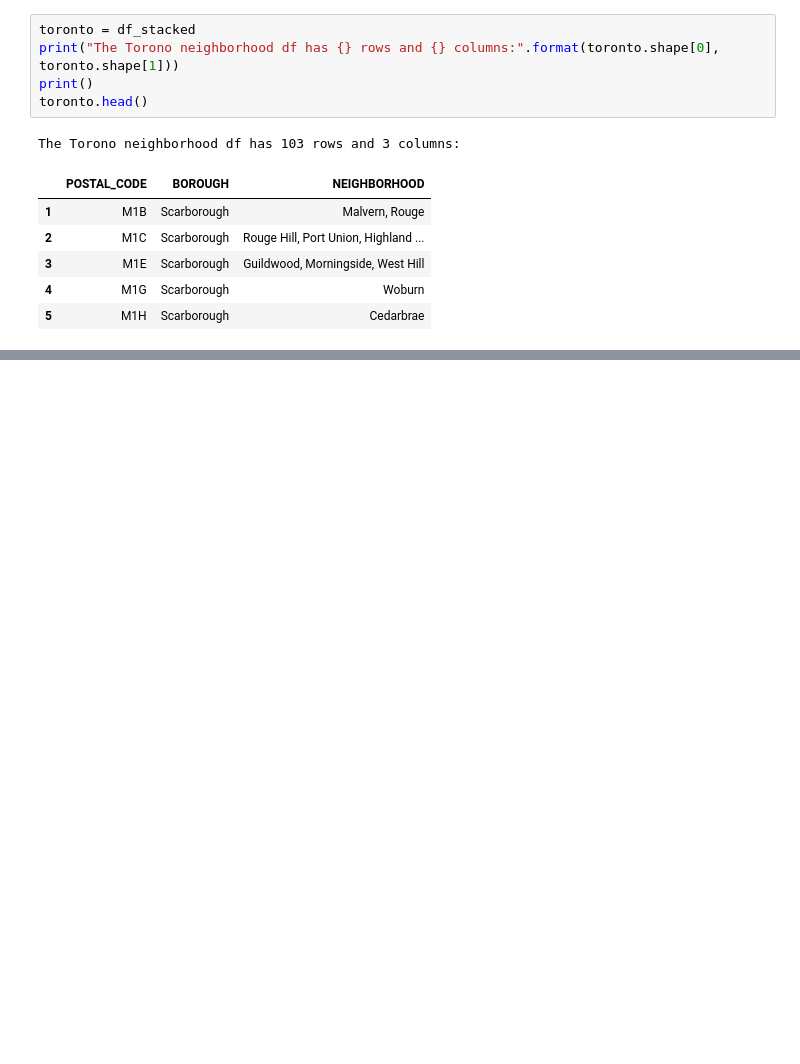
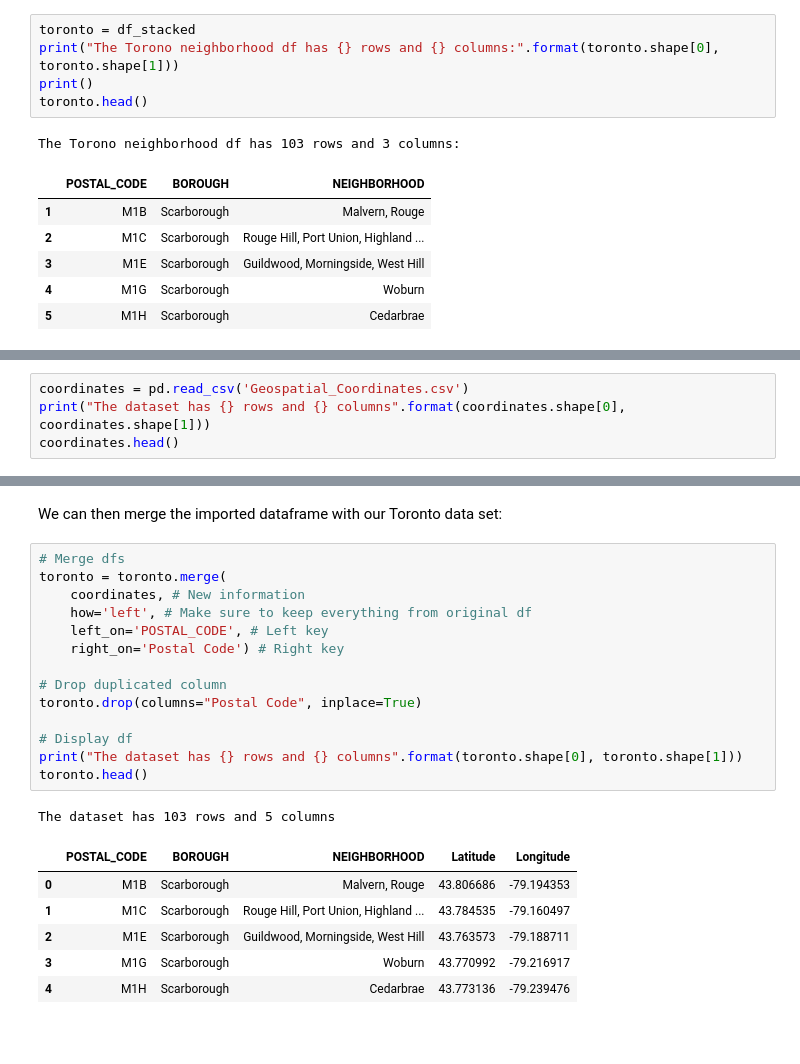
Before and after one commit to Mauricebuettgenbach/IBM_applied_data_science_capstone_project, a Jupyter notebook: Capstone project.ipynb, the cells around one changed output, grey strips where cells are left out. Saved outputs shown, nothing was run; the diff lists cells and outputs as text; blank space fills up the shorter version.

```diff
--- a/Capstone project.ipynb
+++ b/Capstone project.ipynb
@@ -201,0 +229,4 @@ NameError: name 'postal_code' is not defined
+# %%
+coordinates = pd.read_csv('Geospatial_Coordinates.csv')
+print("The dataset has {} rows and {} columns".format(coordinates.shape[0], coordinates.shape[1]))
+coordinates.head()
@@ -201,0 +241,26 @@ NameError: name 'postal_code' is not defined
+# %% [markdown]
+We can then merge the imported dataframe with our Toronto data set:
+# %%
+# Merge dfs
+toronto = toronto.merge(
+    coordinates, # New information
+    how='left', # Make sure to keep everything from original df
+    left_on='POSTAL_CODE', # Left key
+    right_on='Postal Code') # Right key
+
+# Drop duplicated column
+toronto.drop(columns="Postal Code", inplace=True)
+
+# Display df
+print("The dataset has {} rows and {} columns".format(toronto.shape[0], toronto.shape[1]))
+toronto.head()
+# %% [output]
+The dataset has 103 rows and 5 columns
+|  | POSTAL_CODE | BOROUGH | NEIGHBORHOOD | Latitude | Longitude |
+| 0 | M1B | Scarborough | Malvern, Rouge | 43.806686 | -79.194353 |
+| 1 | M1C | Scarborough | Rouge Hill, Port Union, Highland ... | 43.784535 | -79.160497 |
+| 2 | M1E | Scarborough | Guildwood, Morningside, West Hill | 43.763573 | -79.188711 |
+| 3 | M1G | Scarborough | Woburn | 43.770992 | -79.216917 |
+| 4 | M1H | Scarborough | Cedarbrae | 43.773136 | -79.239476 |
+# %% [markdown]
+<br>
```
Also changed, not shown: parts of 15 cells of this notebook.
